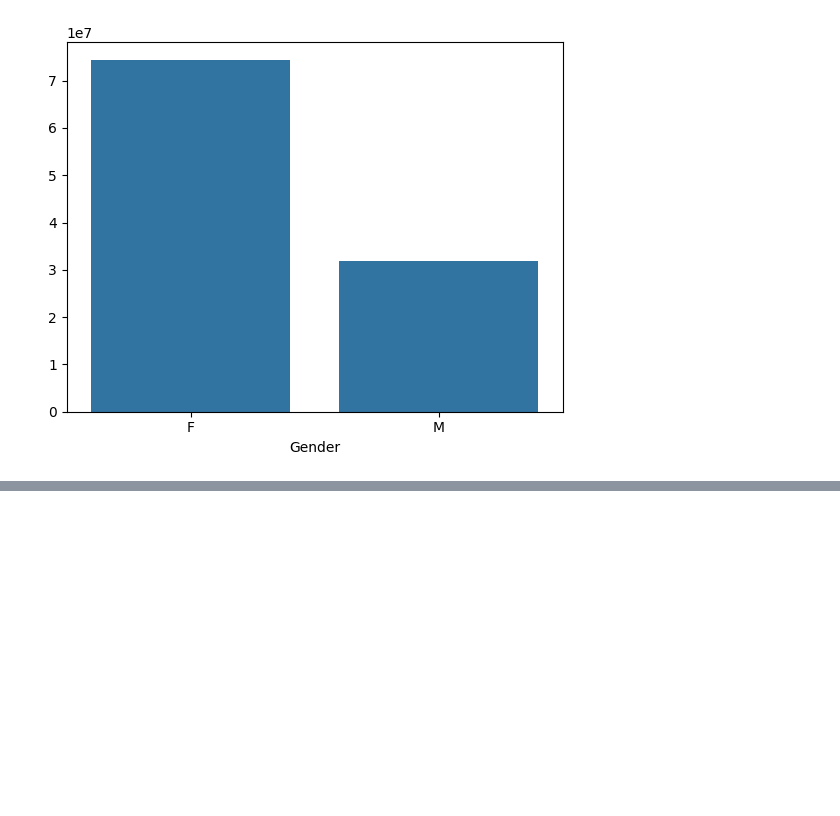
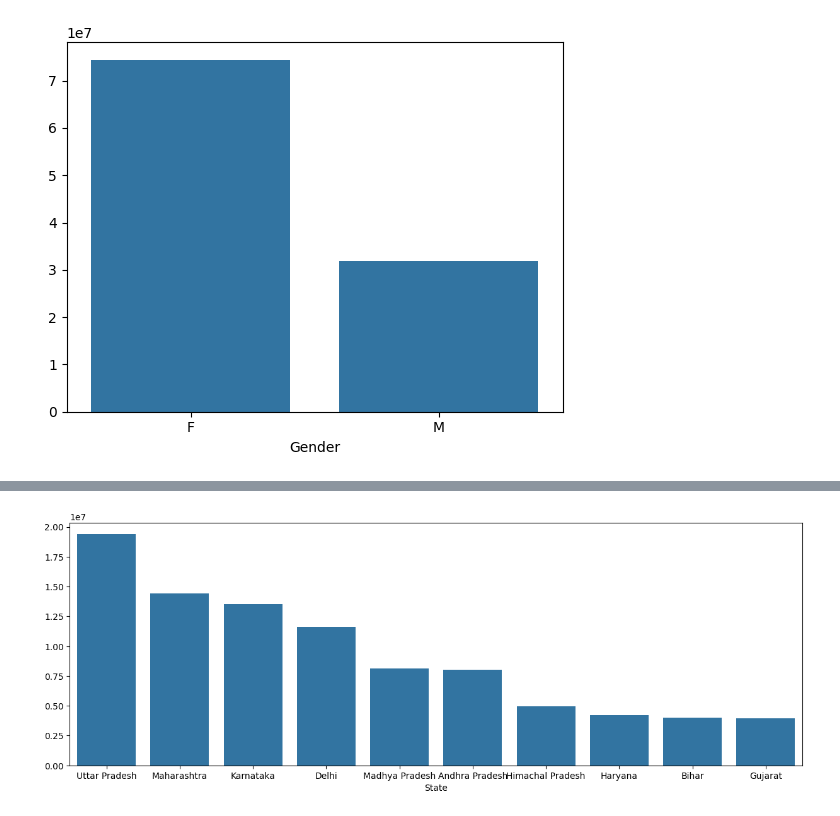
Before and after one commit to aayushjohari/Pandas, a Jupyter notebook: Data_analysis/salesdata/salesdata.ipynb, the cells around one changed output, grey strips where cells are left out. Cells and saved outputs as stored; diff of their text form; code cells hidden in the pictures; blank space fills up the shorter version.

```diff
--- a/Data_analysis/salesdata/salesdata.ipynb
+++ b/Data_analysis/salesdata/salesdata.ipynb
@@ -198,0 +228,8 @@ sns.barplot(x =gender_sales.index , y =gender_sales.values)
+# %%
+state_Sales = data.groupby('State').sum()['Amount'].sort_values(ascending = False).head(10)
+# %%
+fig = plt.figure(figsize = (15,5))
+sns.barplot(x = state_Sales.index, y = state_Sales.values)
+plt.show()
+# %% [output]
+[figure, added]
```
Also changed, not shown: parts of 7 cells of this notebook.
